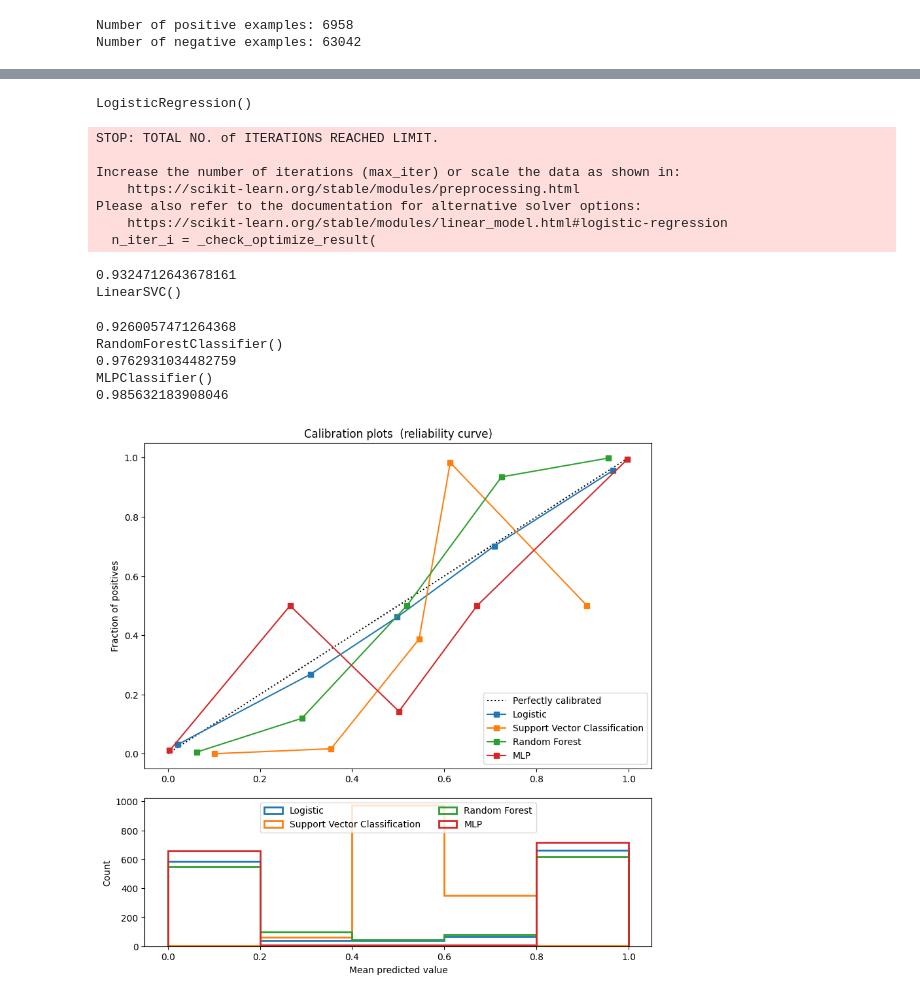
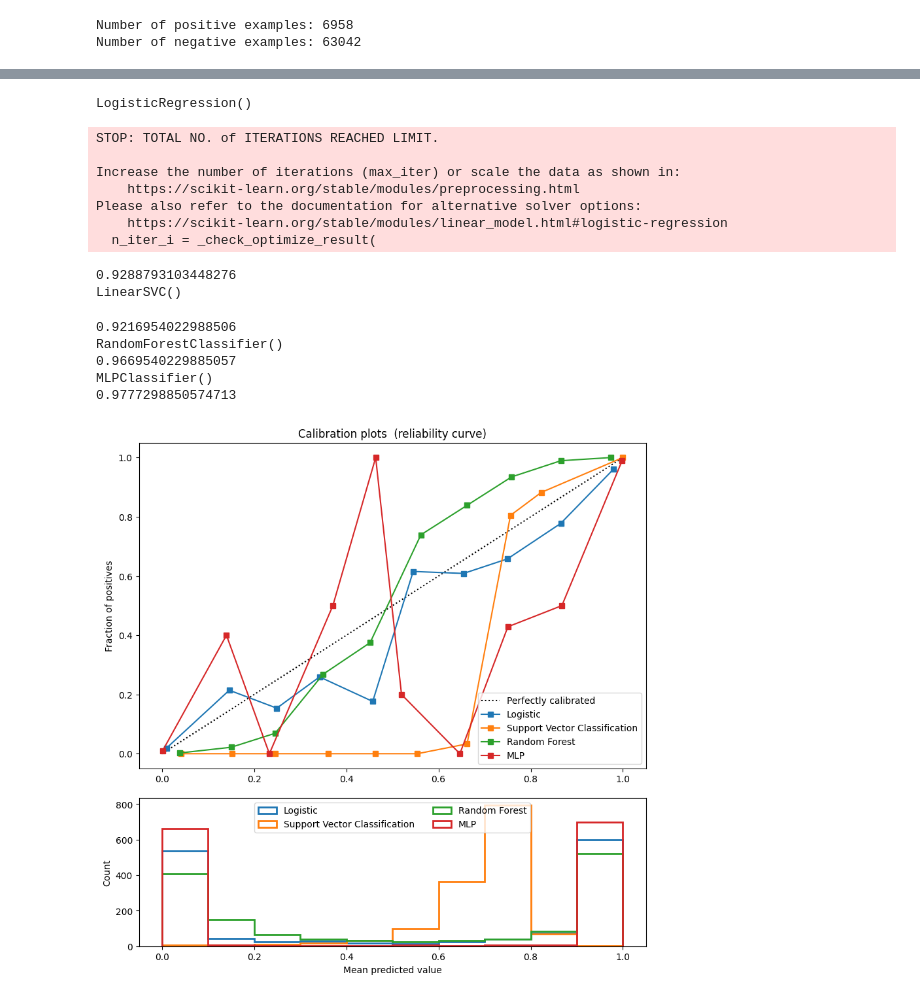
Before and after one commit to wblachowski/models-calibration, a Jupyter notebook: NineOrNein.ipynb, the cells around one changed output, grey strips where cells are left out. Drawn from its saved outputs; the diff is of its cells as text; code cells hidden in the pictures.

```diff
--- a/NineOrNein.ipynb
+++ b/NineOrNein.ipynb
@@ -168,4 +154,0 @@ plot_calibration(clf, X_calib, y_calib)
-# %%
-clf = MLPClassifier()
-clf.fit(X_train, y_train)
-plot_calibration(clf, X_calib, y_calib)
@@ -177,0 +155,20 @@ plot_calibration(clf, X_calib, y_calib)
+# %%
+lr = LogisticRegression()
+gnb = GaussianNB()
+svc = LinearSVC(C=1.0)
+rfc = RandomForestClassifier()
+mlp = MLPClassifier()
+
+plt.figure(figsize=(10, 10))
+ax1 = plt.subplot2grid((3, 1), (0, 0), rowspan=2)
+ax2 = plt.subplot2grid((3, 1), (2, 0))
+
+ax1.plot([0, 1], [0, 1], "k:", label="Perfectly calibrated")
+for clf, name in [(lr, 'Logistic'),
+                  (gnb, 'Naive Bayes'),
+                  (svc, 'Support Vector Classification'),
+                  (rfc, 'Random Forest'),
+                 (mlp, 'MLP')]:
+    print(name)
+    clf.fit(X_train, y_train)
+    plot_calibration(clf, X_calib, y_calib)
@@ -213,44 +229,37 @@ for clf, name in [(lr, 'Logistic'),
         prob_pos = \
             (prob_pos - prob_pos.min()) / (prob_pos.max() - prob_pos.min())
     fraction_of_positives, mean_predicted_value = \
-        calibration_curve(y_test, prob_pos, n_bins=5)
+        calibration_curve(y_test, prob_pos, n_bins=10)
 
     ax1.plot(mean_predicted_value, fraction_of_positives, "s-",
              label="%s" % (name, ))
 
-    ax2.hist(prob_pos, range=(0, 1), bins=5, label=name,
+    ax2.hist(prob_pos, range=(0, 1), bins=10, label=name,
              histtype="step", lw=2)
 
 ax1.set_ylabel("Fraction of positives")
 ax1.set_ylim([-0.05, 1.05])
 ax1.legend(loc="lower right")
 ax1.set_title('Calibration plots  (reliability curve)')
 
 ax2.set_xlabel("Mean predicted value")
 ax2.set_ylabel("Count")
 ax2.legend(loc="upper center", ncol=2)
 plt.show()
-
-for clf, name in [(lr, 'Logistic'),
-#                   (gnb, 'Naive Bayes'),
-                  (svc, 'Support Vector Classification'),
-                  (rfc, 'Random Forest'),
-                 (mlp, 'MLP')]:
-    plot_calibration(clf, X_test, y_test)
 # %% [output]
 LogisticRegression()
 STOP: TOTAL NO. of ITERATIONS REACHED LIMIT.
 
 Increase the number of iterations (max_iter) or scale the data as shown in:
     https://scikit-learn.org/stable/modules/preprocessing.html
 Please also refer to the documentation for alternative solver options:
     https://scikit-learn.org/stable/modules/linear_model.html#logistic-regression
   n_iter_i = _check_optimize_result(
-0.9324712643678161
+0.9288793103448276
 LinearSVC()
-0.9260057471264368
+0.9216954022988506
 RandomForestClassifier()
-0.9762931034482759
+0.9669540229885057
 MLPClassifier()
-0.985632183908046
+0.9777298850574713
-[figure, old version]
+[figure, new version]
```
Also changed, not shown: parts of 8 cells of this notebook.
